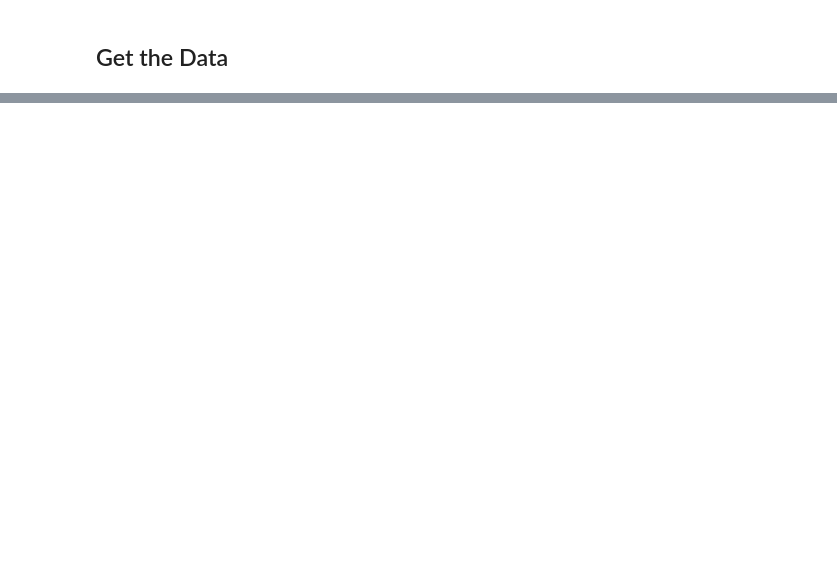
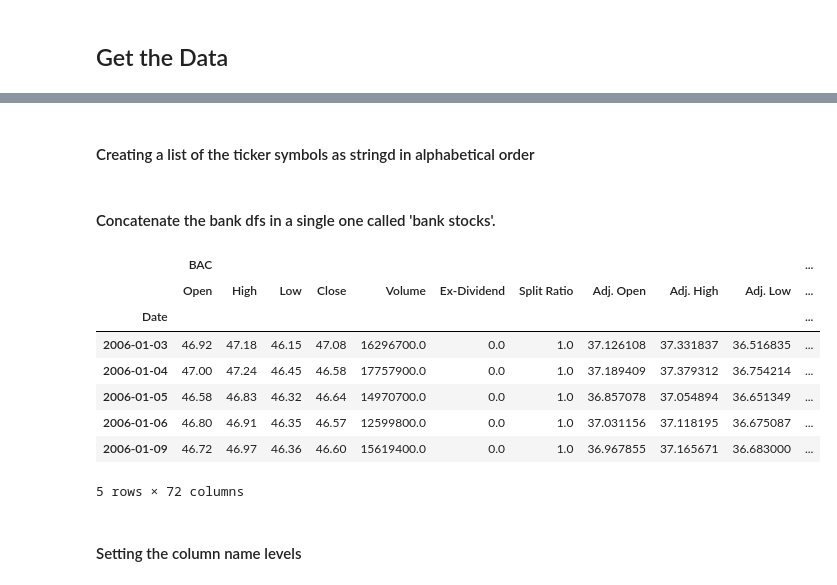
Before and after one commit to chikoungoun/Python-for-Datascience---jportilla, a Jupyter notebook: Finance_Data_Project.ipynb, the cells around one changed output, grey strips where cells are left out. Drawn from its saved outputs; the diff is of its cells as text; code cells hidden in the pictures; blank space fills up the shorter version.

```diff
--- a/Finance_Data_Project.ipynb
+++ b/Finance_Data_Project.ipynb
@@ -26,0 +68,11 @@ ValueError: The Quandl API key must be provided either through the api_key varia
+# %%
+#CitiGroup
+C   = quandl.get('WIKI/C',start_date=start,end_date=end)
+#Goldman Sachs
+GS  = quandl.get('WIKI/GS',start_date=start,end_date=end)
+#JPMorgan Chase
+JPM = quandl.get('WIKI/JPM',start_date=start,end_date=end)
+# Morgan Stanley
+MS  = quandl.get('WIKI/MS',start_date=start,end_date=end)
+#Wells Fargo
+WFC = quandl.get('WIKI/WFC',start_date=start,end_date=end)
@@ -26,0 +90,22 @@ ValueError: The Quandl API key must be provided either through the api_key varia
+# %% [markdown]
+#### Creating a list of the ticker symbols as stringd in alphabetical order
+# %%
+tickers = ['BAC','C','GS','JPM','MS','WFC']
+# %% [markdown]
+#### Concatenate the bank dfs in a single one called 'bank stocks'.
+# %%
+bank_stocks = pd.concat([BAC,C,GS,JPM,MS,WFC],axis=1,keys=tickers)
+# %%
+bank_stocks.head()
+# %% [output]
+|  | BAC |  |  |  |  |  |  |  |  |  | ... |
+|  | Open | High | Low | Close | Volume | Ex-Dividend | Split Ratio | Adj. Open | Adj. High | Adj. Low | ... |
+| Date |  |  |  |  |  |  |  |  |  |  | ... |
+| 2006-01-03 | 46.92 | 47.18 | 46.15 | 47.08 | 16296700.0 | 0.0 | 1.0 | 37.126108 | 37.331837 | 36.516835 | ... |
+| 2006-01-04 | 47.00 | 47.24 | 46.45 | 46.58 | 17757900.0 | 0.0 | 1.0 | 37.189409 | 37.379312 | 36.754214 | ... |
+| 2006-01-05 | 46.58 | 46.83 | 46.32 | 46.64 | 14970700.0 | 0.0 | 1.0 | 36.857078 | 37.054894 | 36.651349 | ... |
+| 2006-01-06 | 46.80 | 46.91 | 46.35 | 46.57 | 12599800.0 | 0.0 | 1.0 | 37.031156 | 37.118195 | 36.675087 | ... |
+| 2006-01-09 | 46.72 | 46.97 | 46.36 | 46.60 | 15619400.0 | 0.0 | 1.0 | 36.967855 | 37.165671 | 36.683000 | ... |
+5 rows × 72 columns
+# %% [markdown]
+#### Setting the column name levels
```
Also changed, not shown: parts of 18 cells of this notebook.
